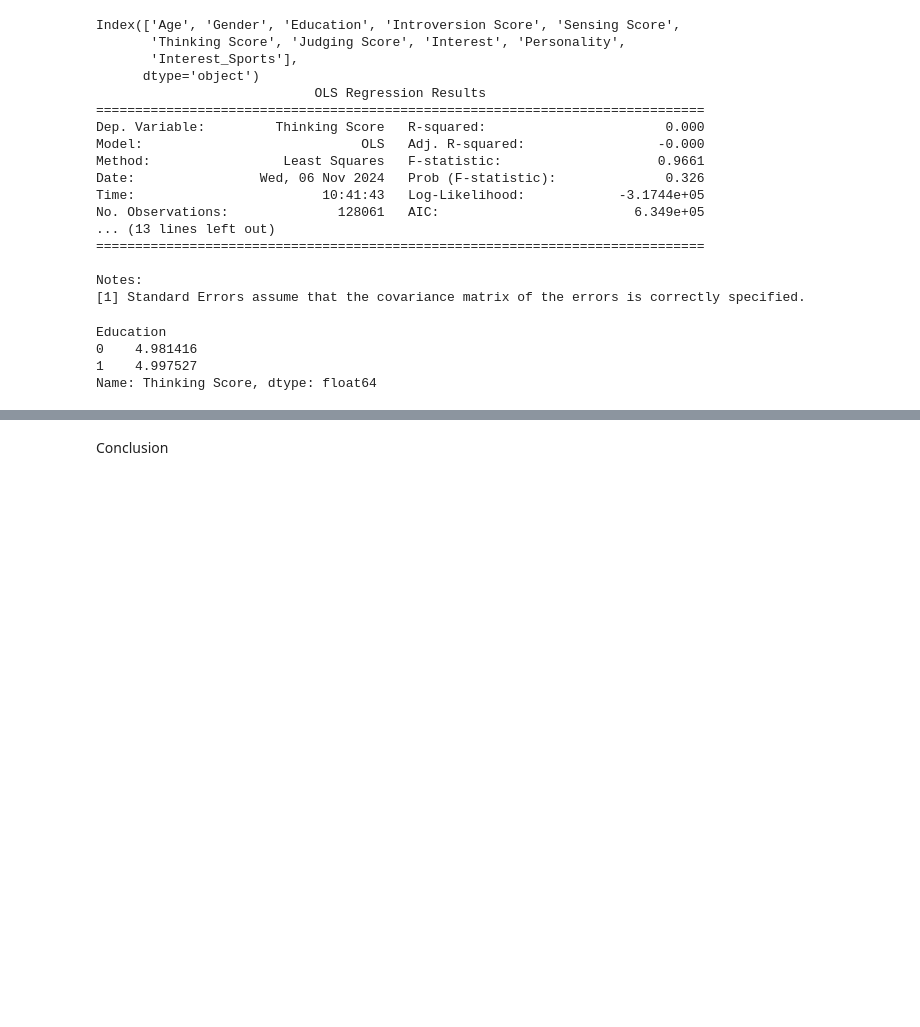
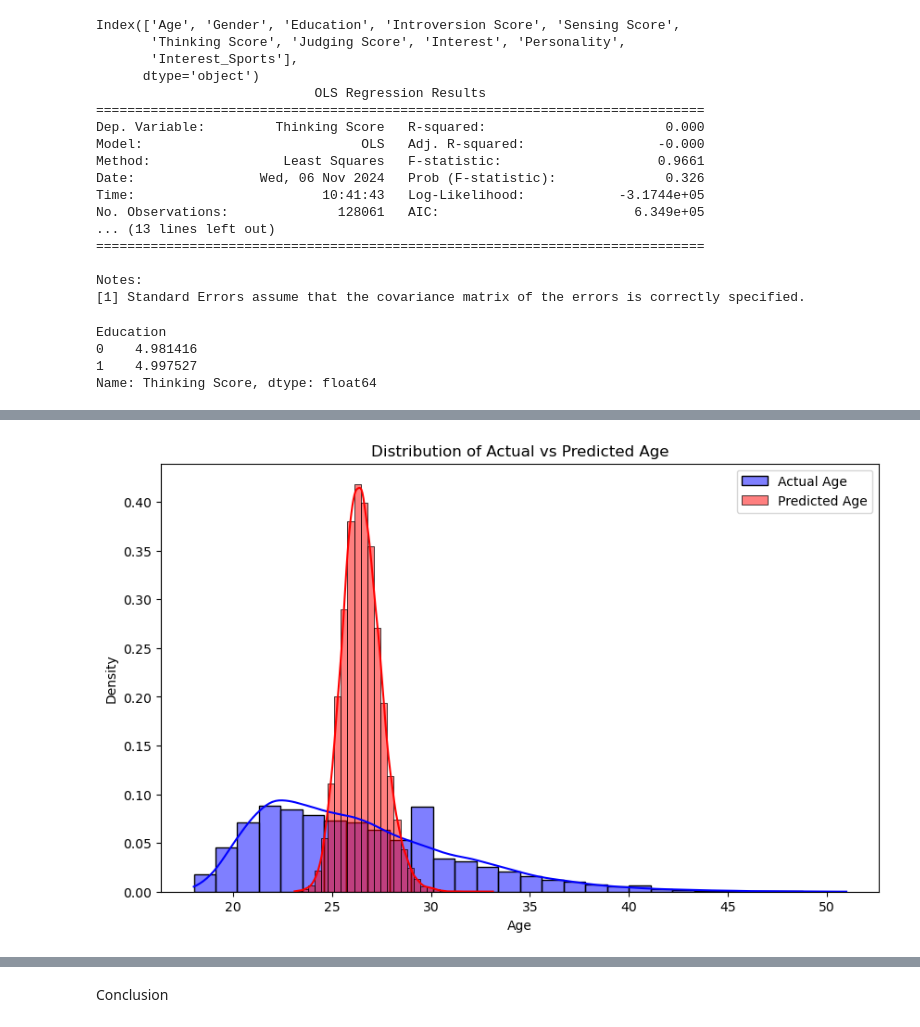
Before and after one commit to m1chele11/ResearchPaper, a Jupyter notebook: FirstDraft.ipynb, the cells around one changed output, grey strips where cells are left out. Saved outputs shown, nothing was run; the diff lists cells and outputs as text; code cells hidden in the pictures; blank space fills up the shorter version.

```diff
--- a/FirstDraft.ipynb
+++ b/FirstDraft.ipynb
@@ -315,0 +400,13 @@ MICHELE ADD Q4
+# %%
+#Distribution of Actual vs. Predicted Ages
+
+plt.figure(figsize=(10, 6))
+sns.histplot(y_test, color='blue', kde=True, label='Actual Age', stat='density', bins=30)
+sns.histplot(y_pred, color='red', kde=True, label='Predicted Age', stat='density', bins=30)
+plt.title('Distribution of Actual vs Predicted Age')
+plt.xlabel('Age')
+plt.ylabel('Density')
+plt.legend()
+plt.show()
+# %% [output]
+[figure, added]
```
Also changed, not shown: parts of 24 cells of this notebook.
